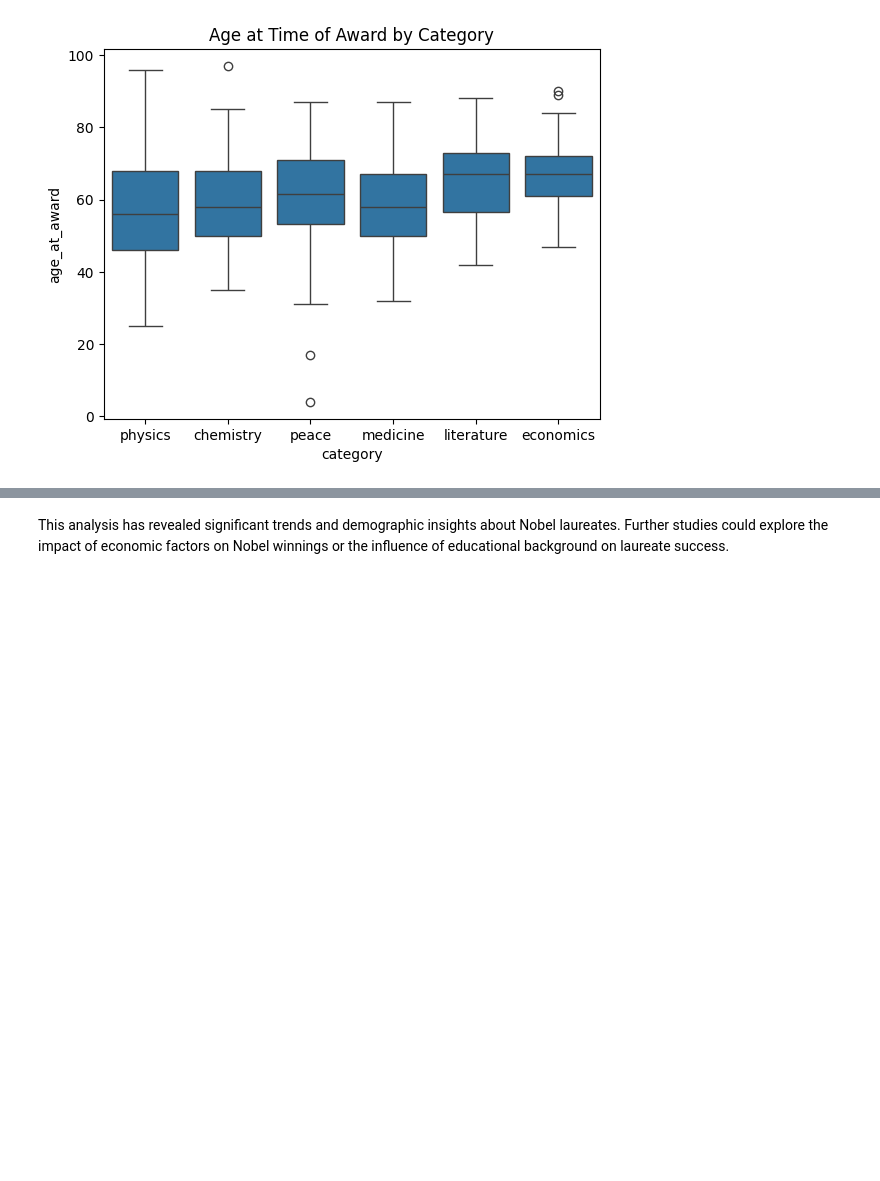
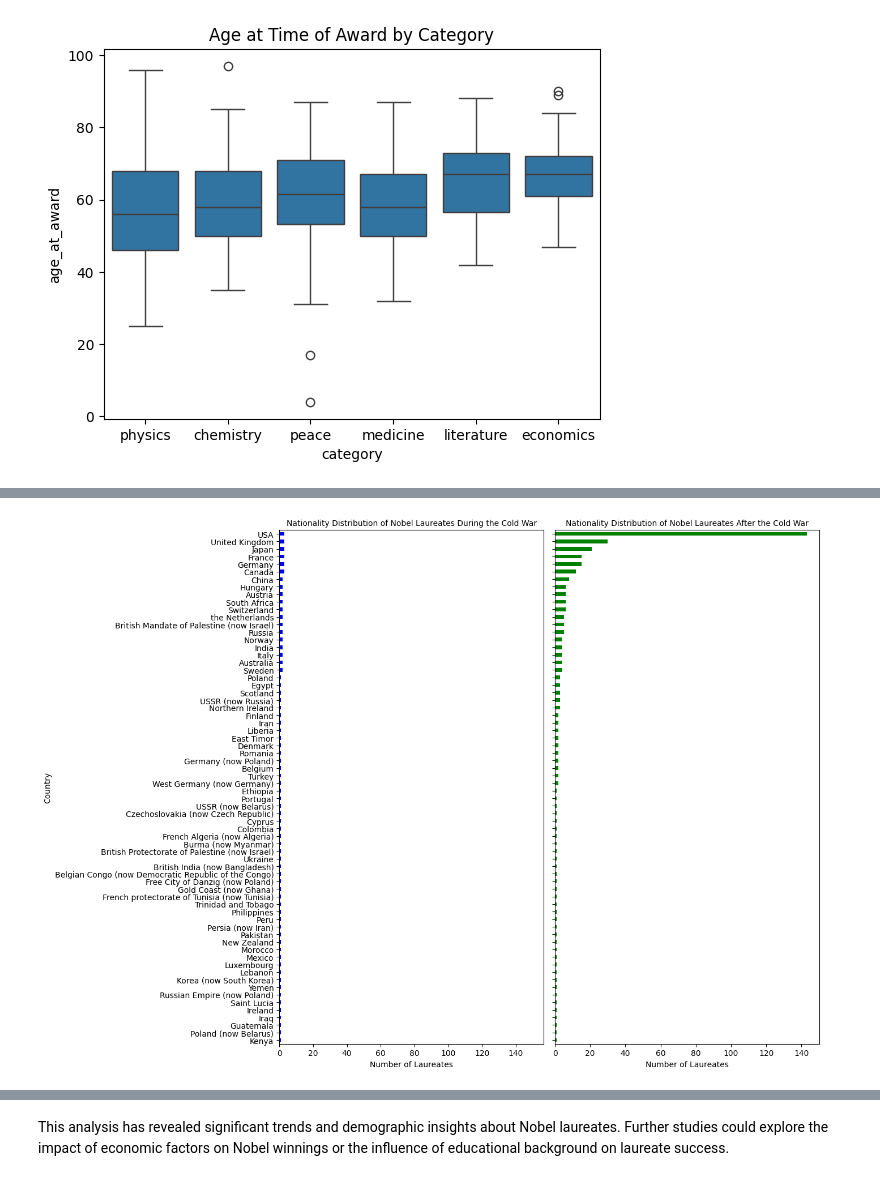
Before and after one commit to JJlz2/PROJ2INDIVIDUAL, a Jupyter notebook: Project2.ipynb, the cells around one changed output, grey strips where cells are left out. Drawn from its saved outputs; the diff is of its cells as text; code cells hidden in the pictures; blank space fills up the shorter version.

```diff
--- a/Project2.ipynb
+++ b/Project2.ipynb
@@ -267,3 +342,25 @@ Oldest Laureate: John Goodenough, Age: 97.0
+# %%
+period_nationality_distribution = pd.crosstab(nobel_data['bornCountry'], nobel_data['period'])
+
+fig, axes = plt.subplots(nrows=1, ncols=2, figsize=(14, 10), sharey=True)
+
+cold_war_data = period_nationality_distribution['Cold War']
+cold_war_data = cold_war_data[cold_war_data > 0]
+cold_war_data.sort_values(ascending=True).plot(kind='barh', ax=axes[0], color='blue')
+axes[0].set_title('Nationality Distribution of Nobel Laureates During the Cold War',fontsize=10)
+axes[0].set_xlabel('Number of Laureates')
+axes[0].set_ylabel('Country')
+
+post_cold_war_data = period_nationality_distribution['Post-Cold War']
+post_cold_war_data.sort_values(ascending=True).plot(kind='barh', ax=axes[1], color='green')
+axes[1].set_title('Nationality Distribution of Nobel Laureates After the Cold War',fontsize=10)
+axes[1].set_xlabel('Number of Laureates')
+axes[1].set_ylabel('')
+
+plt.tight_layout()
+plt.show()
+# %% [output]
+[figure, added]
 # %% [markdown]
 ## Conclusion
 
```
Also changed, not shown: parts of 8 cells of this notebook.
